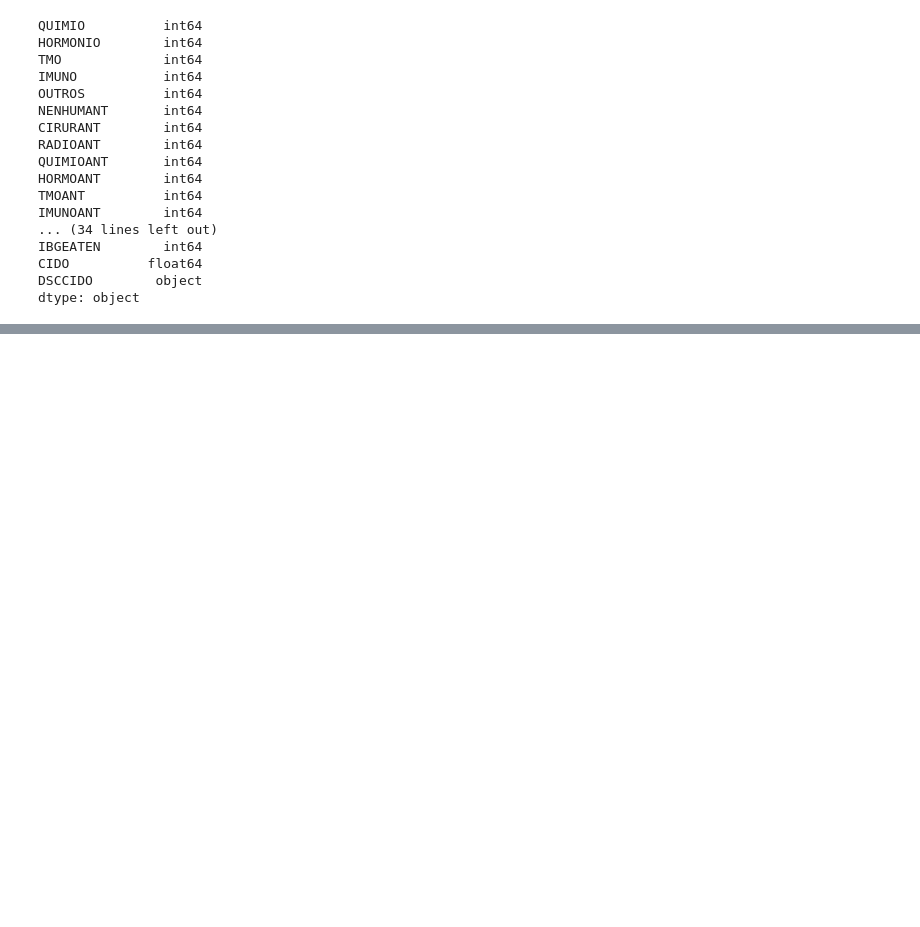
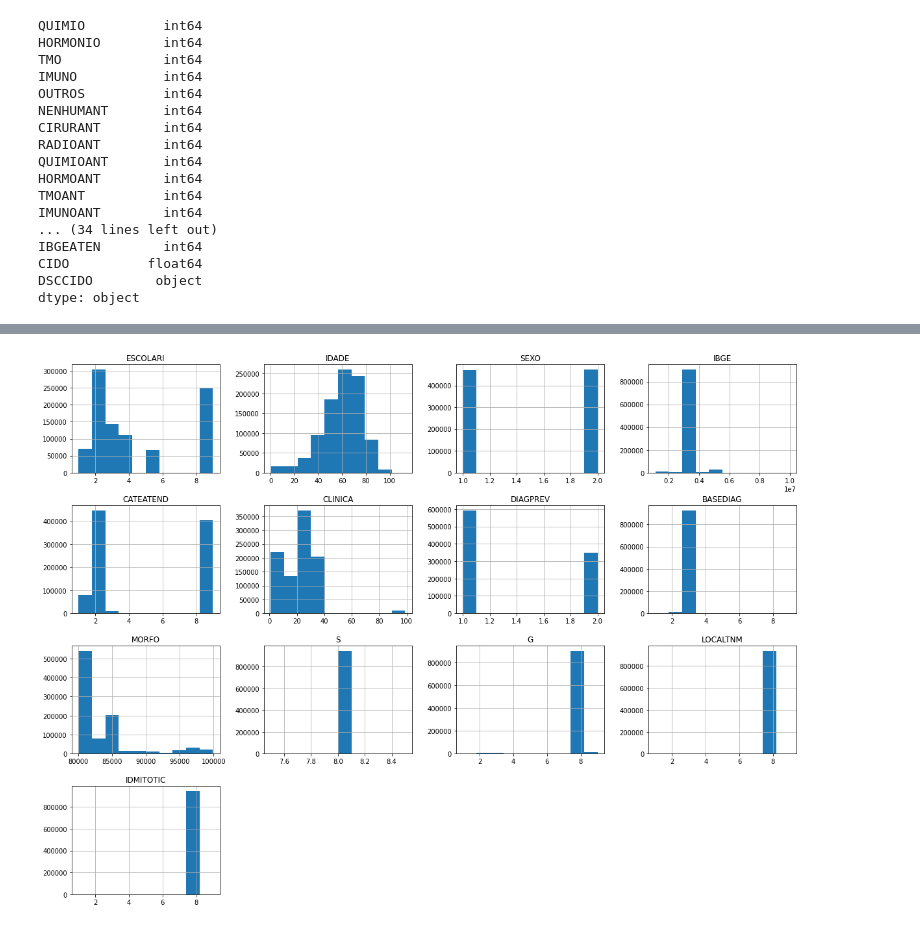
Before and after one commit to Lucas-Buk/IMT, a Jupyter notebook: Cancer.ipynb, the cells around one changed output, grey strips where cells are left out. Saved outputs shown, nothing was run; the diff lists cells and outputs as text; code cells hidden in the pictures; blank space fills up the shorter version.

```diff
--- a/Cancer.ipynb
+++ b/Cancer.ipynb
@@ -79,0 +527,5 @@ df.describe()
+# %%
+df.iloc[:,:30].hist(bins=10,figsize=(20,15))
+plt.show()
+# %% [output]
+[figure, added]
```
Also changed, not shown: parts of 53 cells of this notebook.
